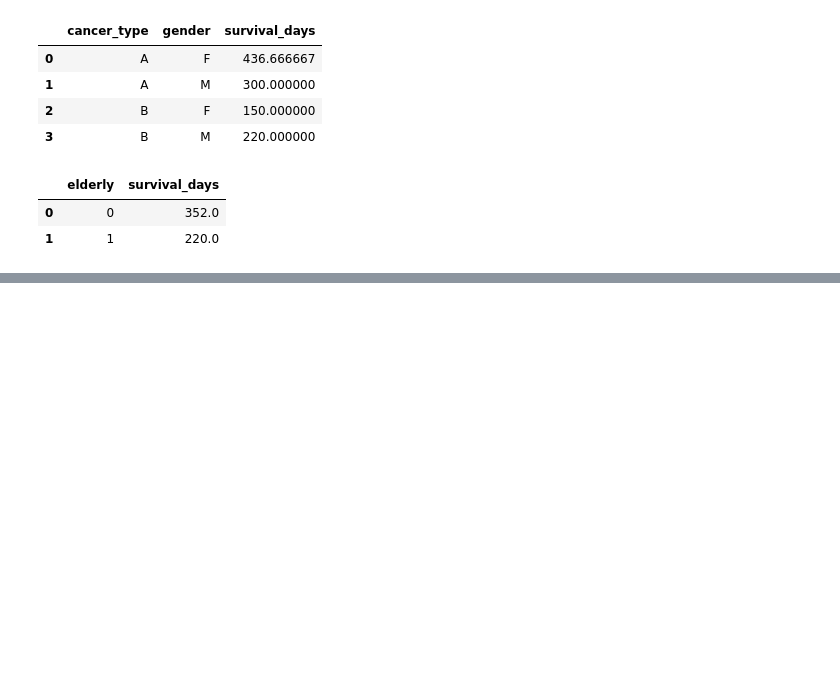
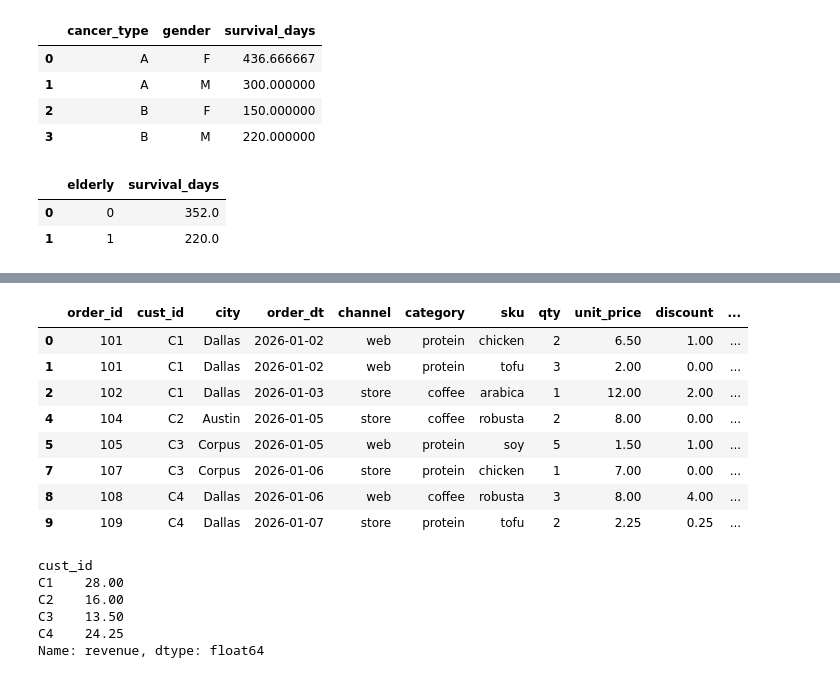
Before and after one commit to JerripotulaSriharsha/AI_Engineer, a Jupyter notebook: src/ds/pandas.ipynb, the cells around one changed output, grey strips where cells are left out. Drawn from its saved outputs; the diff is of its cells as text; code cells hidden in the pictures; blank space fills up the shorter version.

```diff
--- a/src/ds/pandas.ipynb
+++ b/src/ds/pandas.ipynb
@@ -260,0 +318,22 @@ visits = pd.DataFrame({
+# %%
+df_returned_excluded = df[df["returned"] == 0]
+df_returned_excluded
+# %% [output]
+|  | order_id | cust_id | city | order_dt | channel | category | sku | qty | unit_price | discount | ... |
+| 0 | 101 | C1 | Dallas | 2026-01-02 | web | protein | chicken | 2 | 6.50 | 1.00 | ... |
+| 1 | 101 | C1 | Dallas | 2026-01-02 | web | protein | tofu | 3 | 2.00 | 0.00 | ... |
+| 2 | 102 | C1 | Dallas | 2026-01-03 | store | coffee | arabica | 1 | 12.00 | 2.00 | ... |
+| 4 | 104 | C2 | Austin | 2026-01-05 | store | coffee | robusta | 2 | 8.00 | 0.00 | ... |
+| 5 | 105 | C3 | Corpus | 2026-01-05 | web | protein | soy | 5 | 1.50 | 1.00 | ... |
+| 7 | 107 | C3 | Corpus | 2026-01-06 | store | protein | chicken | 1 | 7.00 | 0.00 | ... |
+| 8 | 108 | C4 | Dallas | 2026-01-06 | web | coffee | robusta | 3 | 8.00 | 4.00 | ... |
+| 9 | 109 | C4 | Dallas | 2026-01-07 | store | protein | tofu | 2 | 2.25 | 0.25 | ... |
+# %%
+df_returned_excluded.groupby(["cust_id"])["revenue"].sum()
+# %% [output]
+cust_id
+C1    28.00
+C2    16.00
+C3    13.50
+C4    24.25
+Name: revenue, dtype: float64
```
Also changed, not shown: parts of 18 cells of this notebook.
